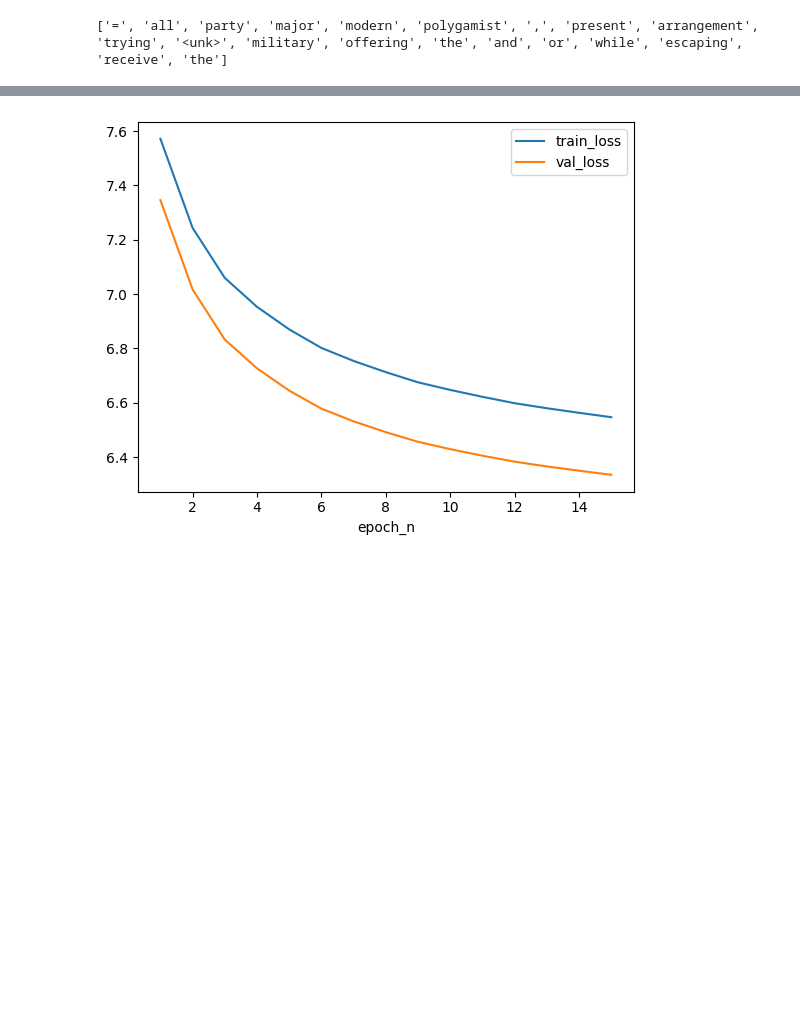
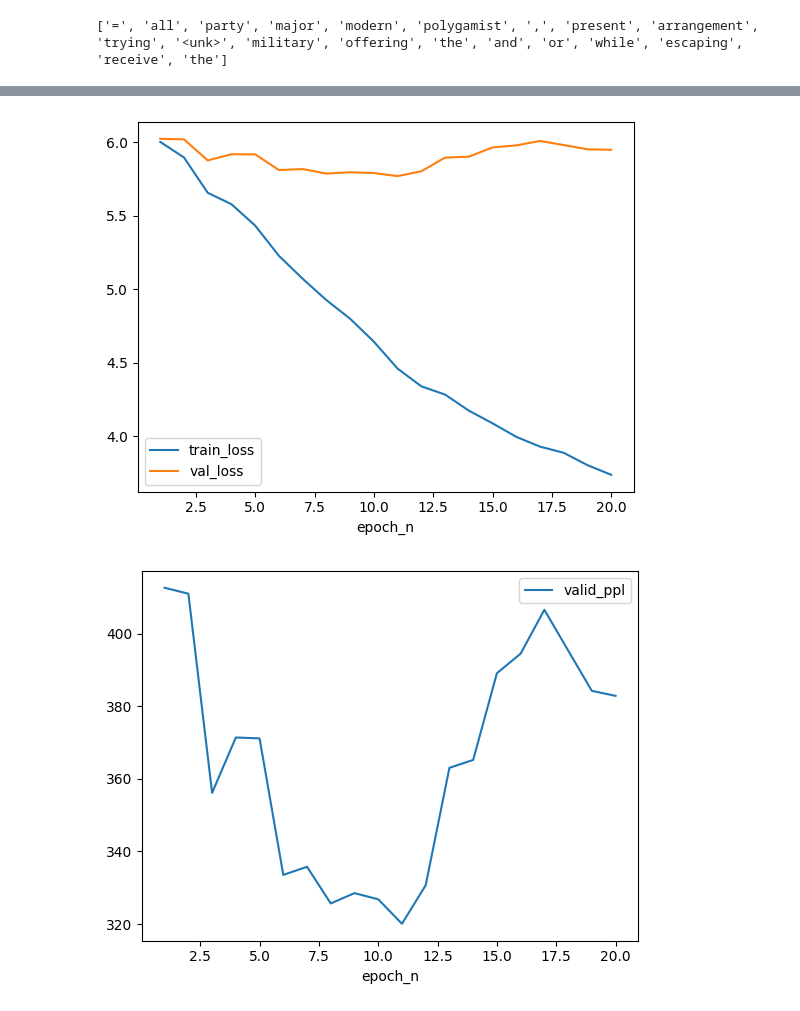
Before and after one commit to SivanKaNa/DL_046211_hw3, a Jupyter notebook: ece046211_hw3_seq_tasks_students.ipynb, the cells around one changed output, grey strips where cells are left out. Cells and saved outputs as stored; diff of their text form; code cells hidden in the pictures; blank space fills up the shorter version.

```diff
--- a/ece046211_hw3_seq_tasks_students.ipynb
+++ b/ece046211_hw3_seq_tasks_students.ipynb
@@ -361,7 +357,7 @@ embedding_size = 224  # Choose from [200, 250]
 hidden_units = 225  # Choose from [200, 250]
 num_layers = 4  # Choose from [2, 4]
 num_attention_heads = 4  # Choose from [2, 4]
-dropout = 0.1  # Choose from [0.0, 0.3]
+dropout = 0.05  # Choose from [0.0, 0.3]
 
 # Loss criterion
 loss_criterion = nn.CrossEntropyLoss()
@@ -396,7 +392,7 @@ learning_rate = 1e-2  # Choose from [5e-3, 5.0]
 optimizer = optimizer(model.parameters(), lr=learning_rate)
 
 # Learning rate scheduler
-scheduler = torch.optim.lr_scheduler.StepLR(optimizer, 3.0, gamma=0.8, verbose=True)  # You can choose a different scheduler if desired
+scheduler = torch.optim.lr_scheduler.StepLR(optimizer, 1.0, gamma=0.8, verbose=True)  # You can choose a different scheduler if desired
 
 device = torch.device("cuda" if torch.cuda.is_available() else "cpu")
 model.to(device)
@@ -504,7 +517,7 @@ Your Code Here
 import pandas as pd
 
 best_val_loss = float("inf")
-epochs = 25 # complete the number of epochs to run
+epochs = 20 # complete the number of epochs to run
 best_model = None
 bptt = 35
 
@@ -530,9 +543,15 @@ for epoch in range(1, epochs + 1):
         best_val_loss = val_loss
         best_model = model
 
-    performance_list.append({'epoch_n': epoch, 'train_loss': evaluate(model, train_data, ntokens, criterion),  'val_loss': val_loss, 'valid_ppl': math.exp(val_loss)})
+    # generate sentences using the model
+    sentences = []
+    for i in range(3):
+      sentence = generate(model, vocab, nwords=20)
+      print(sentence)
+      sentences.append(sentence)
+
+    performance_list.append({'epoch_n': epoch, 'train_loss': evaluate(model, train_data, ntokens, criterion),  'val_loss': val_loss, 'valid_ppl': math.exp(val_loss), 'generated_sentences': sentences})
 
     scheduler.step()
 
-
 df = pd.DataFrame(performance_list)
@@ -538,0 +581,23 @@ df = pd.DataFrame(performance_list)
+# %%
+from google.colab import drive
+drive.mount('/content/drive')
+
+conf_n = 3
+path = '/content/drive/MyDrive/DL/config_' + str(conf_n)
+
+# load the logs csv
+df = pd.read_csv(path + '_df.csv')
+
+# load the model
+best_model = TransformerModel(ntoken=num_tokens,
+                         ninp=embedding_size,
+                         nhead=num_attention_heads,
+                         nhid=hidden_units,
+                         nlayers=num_layers,
+                         dropout=dropout,
+                         norm_first=norm_first)
+
+best_model.load_state_dict(torch.load(path + '_model'))
+device = torch.device("cuda" if torch.cuda.is_available() else "cpu")
+best_model.to(device)
+best_model.eval()
@@ -539,4 +623,5 @@ df = pd.DataFrame(performance_list)
 # %%
 df.plot('epoch_n', ['train_loss', 'val_loss'])
+df.plot('epoch_n', ['valid_ppl'])
 print('test loss: ', evaluate(best_model, test_data, ntokens, criterion))
 # %% [output]
@@ -544 +629,2 @@ test loss:  6.2675820839274925
-[figure, old version]
+[figure, new version]
+[figure, added]
```
Also changed, not shown: parts of 10 cells of this notebook.
